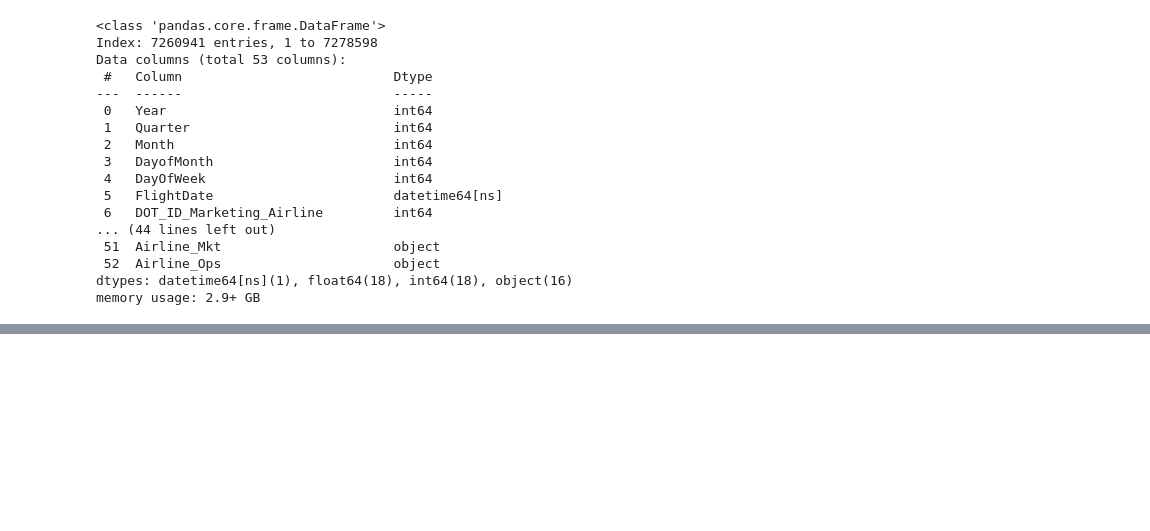
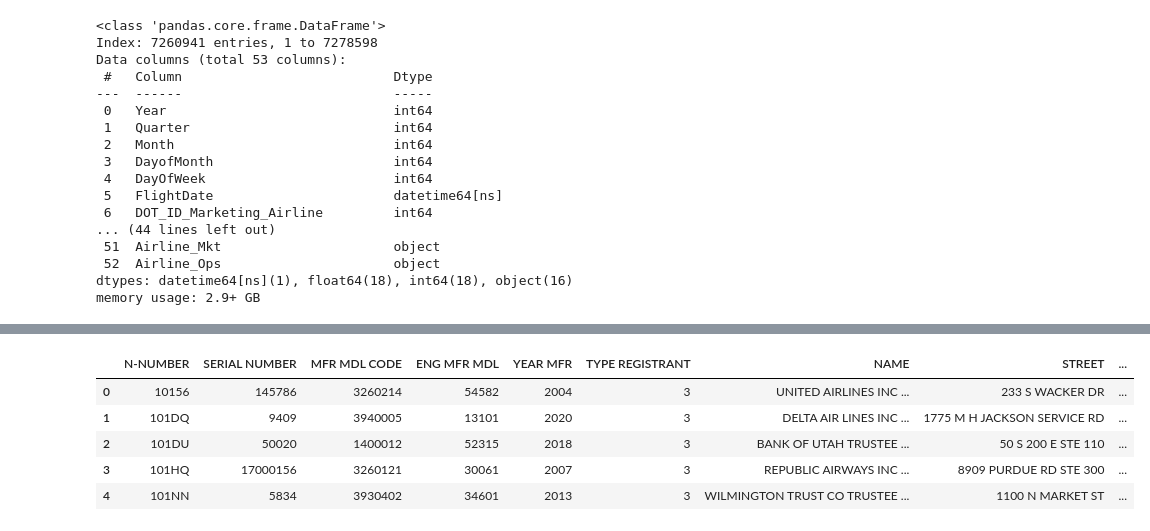
Before and after one commit to dezertdweller/flight-cancellations, a Jupyter notebook: notebooks/importing-data.ipynb, the cells around one changed output, grey strips where cells are left out. Cells and saved outputs as stored; diff of their text form; code cells hidden in the pictures; blank space fills up the shorter version.

```diff
--- a/notebooks/importing-data.ipynb
+++ b/notebooks/importing-data.ipynb
@@ -856,0 +1034,2 @@ memory usage: 2.9+ GB
+# %%
+aircraft_ref.drop(columns=['TC-DATA-SHEET', 'TC-DATA-HOLDER', 'Unnamed: 13'], inplace=True)
@@ -856,0 +1045,16 @@ memory usage: 2.9+ GB
+# %%
+engine_ref.drop(columns='Unnamed: 6', inplace=True)
+# %%
+aircraft_registration_merged = aircraft_registration.merge(aircraft_ref, left_on='MFR MDL CODE', right_on='CODE', how='left')
+# %%
+aircraft_registration_merged['ENG MFR MDL'] = aircraft_registration_merged['ENG MFR MDL'].replace('     ', 0).astype(int)
+aircraft_registration_merged = aircraft_registration_merged.merge(engine_ref, left_on='ENG MFR MDL', right_on='CODE', how='left', suffixes=['_aircraft', '_engine'])
+# %%
+aircraft_registration_merged.head()
+# %% [output]
+|  | N-NUMBER | SERIAL NUMBER | MFR MDL CODE | ENG MFR MDL | YEAR MFR | TYPE REGISTRANT | NAME | STREET | ... |
+| 0 | 10156 | 145786 | 3260214 | 54582 | 2004 | 3 | UNITED AIRLINES INC ... | 233 S WACKER DR | ... |
+| 1 | 101DQ | 9409 | 3940005 | 13101 | 2020 | 3 | DELTA AIR LINES INC ... | 1775 M H JACKSON SERVICE RD | ... |
+| 2 | 101DU | 50020 | 1400012 | 52315 | 2018 | 3 | BANK OF UTAH TRUSTEE ... | 50 S 200 E STE 110 | ... |
+| 3 | 101HQ | 17000156 | 3260121 | 30061 | 2007 | 3 | REPUBLIC AIRWAYS INC ... | 8909 PURDUE RD STE 300 | ... |
+| 4 | 101NN | 5834 | 3930402 | 34601 | 2013 | 3 | WILMINGTON TRUST CO TRUSTEE ... | 1100 N MARKET ST | ... |
```
Also changed, not shown: parts of 38 cells of this notebook.
